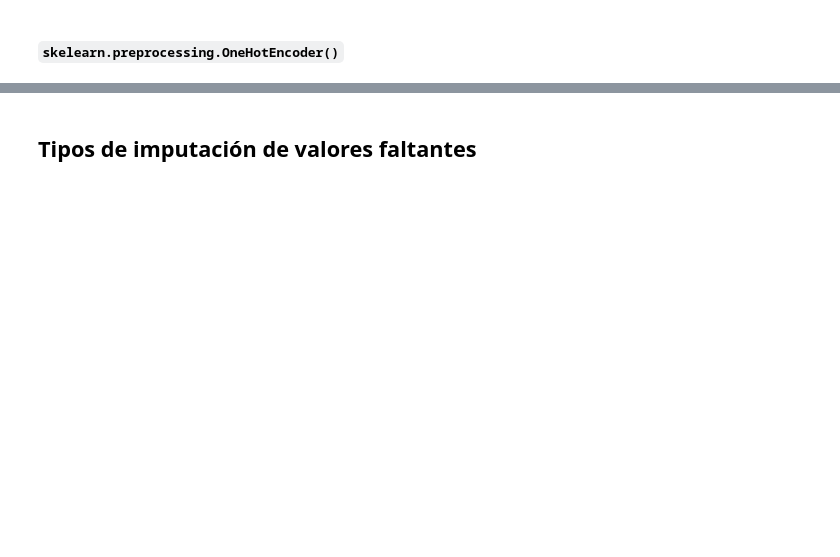
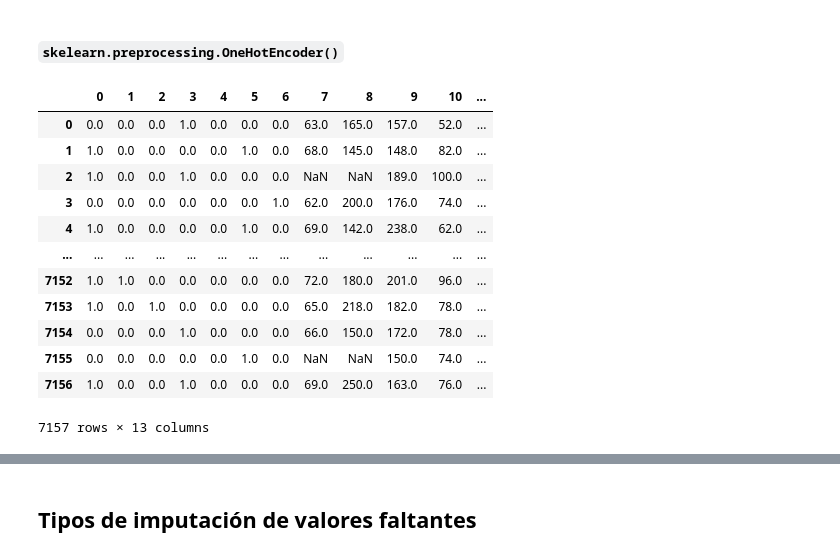
Before and after one commit to Bryan1195/Imputation-Missing-values, a Jupyter notebook: notebooks/live-imputation-missing-values.ipynb, the cells around one changed output, grey strips where cells are left out. Saved outputs shown, nothing was run; the diff lists cells and outputs as text; code cells hidden in the pictures; blank space fills up the shorter version.

```diff
--- a/notebooks/live-imputation-missing-values.ipynb
+++ b/notebooks/live-imputation-missing-values.ipynb
@@ -403,6 +403,8 @@ gender_values = (
  [array(['Female', 'Male'], dtype=object)])
 # %% [markdown]
 ### _One Hot Encoding_
+# %%
+nhanes_transform_df2 = nhanes_df.copy(deep=True)
 # %% [markdown]
 ### `pandas.get_dummies()` vs `skelearn.preprocessing.OneHotEncoder()`
 # %% [markdown]
@@ -411,0 +441,16 @@ gender_values = (
+# %%
+nhanes_transform_df2
+# %% [output]
+|  | 0 | 1 | 2 | 3 | 4 | 5 | 6 | 7 | 8 | 9 | 10 | ... |
+| 0 | 0.0 | 0.0 | 0.0 | 1.0 | 0.0 | 0.0 | 0.0 | 63.0 | 165.0 | 157.0 | 52.0 | ... |
+| 1 | 1.0 | 0.0 | 0.0 | 0.0 | 0.0 | 1.0 | 0.0 | 68.0 | 145.0 | 148.0 | 82.0 | ... |
+| 2 | 1.0 | 0.0 | 0.0 | 1.0 | 0.0 | 0.0 | 0.0 | NaN | NaN | 189.0 | 100.0 | ... |
+| 3 | 0.0 | 0.0 | 0.0 | 0.0 | 0.0 | 0.0 | 1.0 | 62.0 | 200.0 | 176.0 | 74.0 | ... |
+| 4 | 1.0 | 0.0 | 0.0 | 0.0 | 0.0 | 1.0 | 0.0 | 69.0 | 142.0 | 238.0 | 62.0 | ... |
+| ... | ... | ... | ... | ... | ... | ... | ... | ... | ... | ... | ... | ... |
+| 7152 | 1.0 | 1.0 | 0.0 | 0.0 | 0.0 | 0.0 | 0.0 | 72.0 | 180.0 | 201.0 | 96.0 | ... |
+| 7153 | 1.0 | 0.0 | 1.0 | 0.0 | 0.0 | 0.0 | 0.0 | 65.0 | 218.0 | 182.0 | 78.0 | ... |
+| 7154 | 0.0 | 0.0 | 0.0 | 1.0 | 0.0 | 0.0 | 0.0 | 66.0 | 150.0 | 172.0 | 78.0 | ... |
+| 7155 | 0.0 | 0.0 | 0.0 | 0.0 | 0.0 | 1.0 | 0.0 | NaN | NaN | 150.0 | 74.0 | ... |
+| 7156 | 1.0 | 0.0 | 0.0 | 1.0 | 0.0 | 0.0 | 0.0 | 69.0 | 250.0 | 163.0 | 76.0 | ... |
+7157 rows × 13 columns
```
Also changed, not shown: parts of 5 cells of this notebook.
